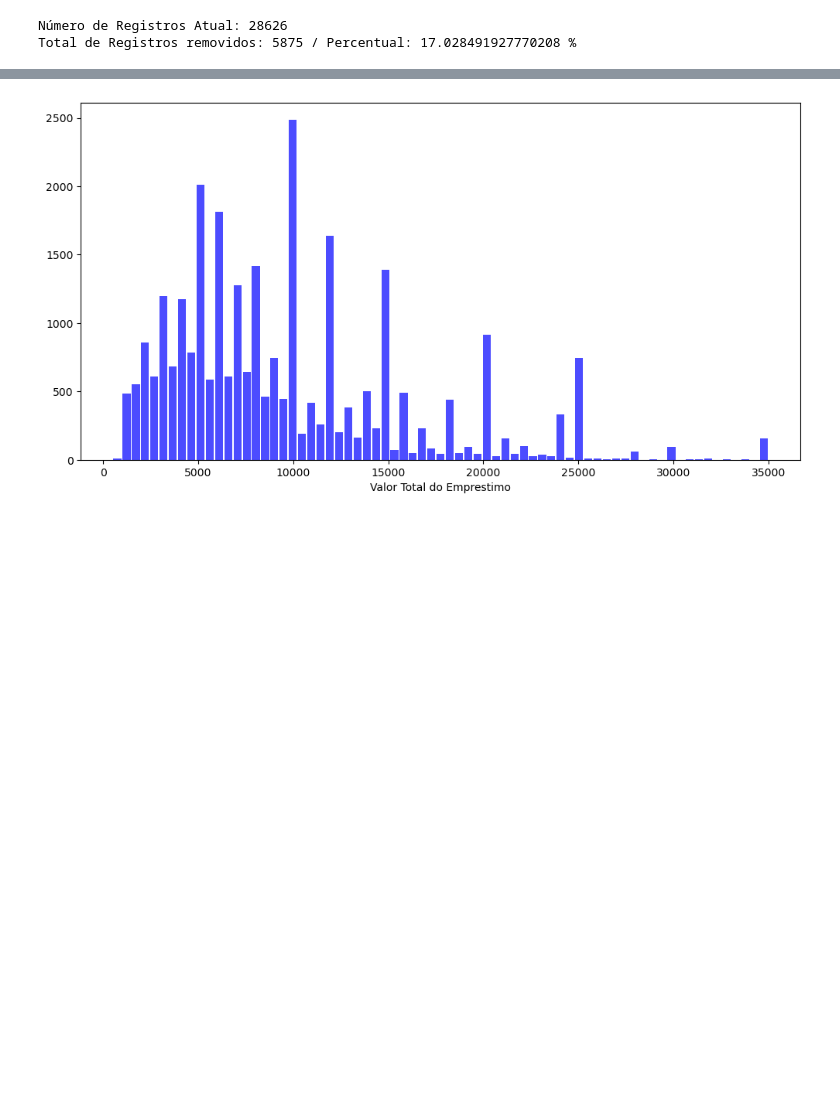
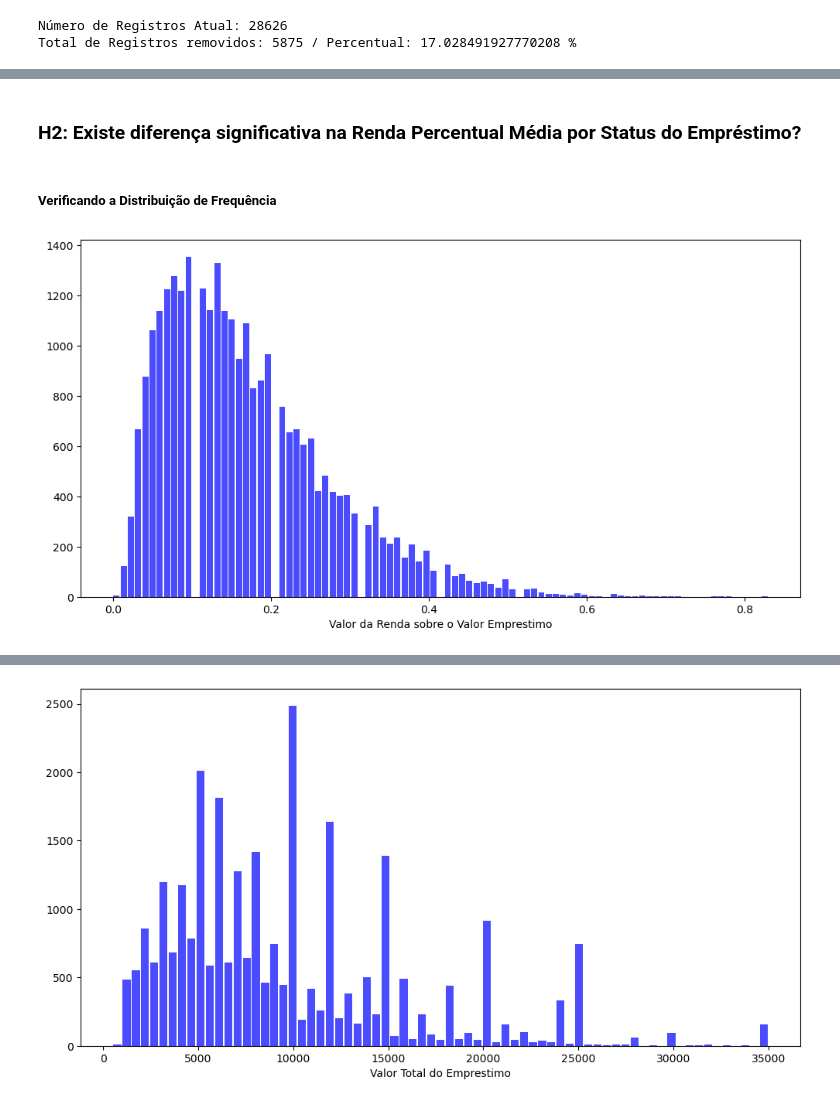
Before and after one commit to reynancs/ml-easy-cash, a Jupyter notebook: notebooks/credit_risk-v2.ipynb, the cells around one changed output, grey strips where cells are left out. Drawn from its saved outputs; the diff is of its cells as text; code cells hidden in the pictures; blank space fills up the shorter version.

```diff
--- a/notebooks/credit_risk-v2.ipynb
+++ b/notebooks/credit_risk-v2.ipynb
@@ -346,0 +345,11 @@ sns.boxplot(data = dados_tratados, y = 'status_emprestimo', x= 'salario_usuario'
+# %% [markdown]
+### H2: Existe diferença significativa na Renda Percentual Média por Status do Empréstimo?
+# %% [markdown]
+##### Verificando a Distribuição de Frequência
+# %%
+# Verificando a distribuição do valor de emprestimo com um histograma
+n, bins, patches = plt.hist(x=dados_tratados['renda_percentual_emprestimo'], bins='auto', color='blue',alpha=0.7, rwidth=0.85)
+plt.xlabel("Valor da Renda sobre o Valor Emprestimo")
+plt.show()
+# %% [output]
+[figure, added]
```
Also changed, not shown: parts of 51 cells of this notebook, 1 other file.
